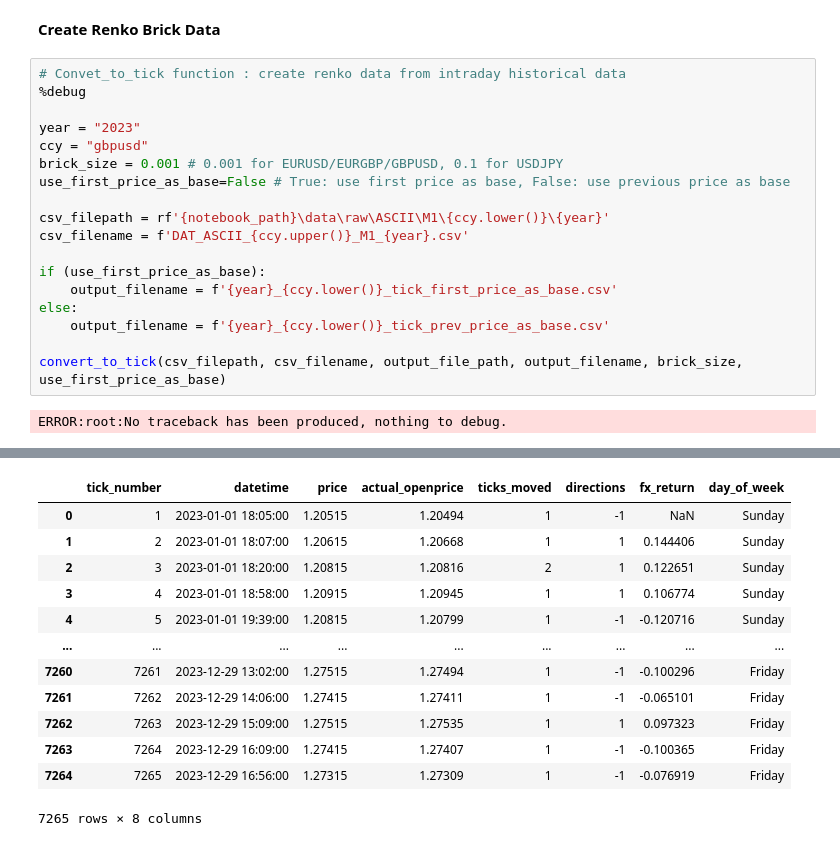
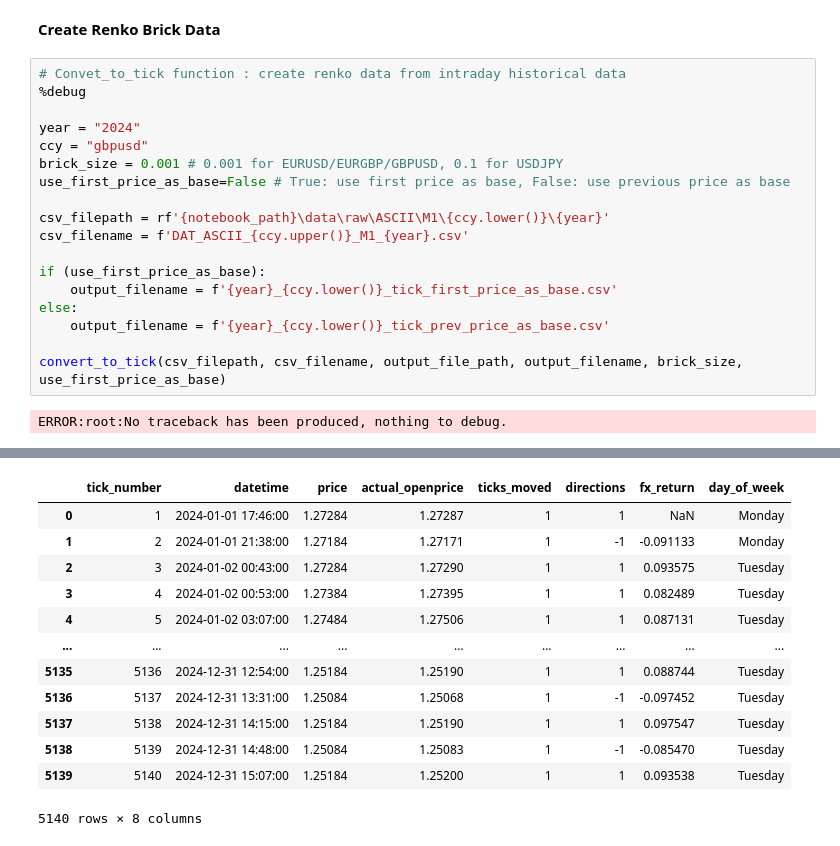
Before and after one commit to morma03/fx_strategy, a Jupyter notebook: notebooks/data_processing.ipynb, the cells around one changed output, grey strips where cells are left out. Cells and saved outputs as stored; diff of their text form.

```diff
--- a/notebooks/data_processing.ipynb
+++ b/notebooks/data_processing.ipynb
@@ -33,7 +34,7 @@ ERROR:root:No traceback has been produced, nothing to debug.
 # Convet_to_tick function : create renko data from intraday historical data
 %debug
 
-year = "2023"
+year = "2024"
 ccy = "gbpusd"
 brick_size = 0.001 # 0.001 for EURUSD/EURGBP/GBPUSD, 0.1 for USDJPY
 use_first_price_as_base=False # True: use first price as base, False: use previous price as base
@@ -66,13 +67,13 @@ Tick-like data has been saved to tick_like_data.csv
 |  | tick_number | datetime | price | actual_openprice | ticks_moved | directions | fx_return | day_of_week |
-| 0 | 1 | 2023-01-01 18:05:00 | 1.20515 | 1.20494 | 1 | -1 | NaN | Sunday |
-| 1 | 2 | 2023-01-01 18:07:00 | 1.20615 | 1.20668 | 1 | 1 | 0.144406 | Sunday |
-| 2 | 3 | 2023-01-01 18:20:00 | 1.20815 | 1.20816 | 2 | 1 | 0.122651 | Sunday |
-| 3 | 4 | 2023-01-01 18:58:00 | 1.20915 | 1.20945 | 1 | 1 | 0.106774 | Sunday |
-| 4 | 5 | 2023-01-01 19:39:00 | 1.20815 | 1.20799 | 1 | -1 | -0.120716 | Sunday |
+| 0 | 1 | 2024-01-01 17:46:00 | 1.27284 | 1.27287 | 1 | 1 | NaN | Monday |
+| 1 | 2 | 2024-01-01 21:38:00 | 1.27184 | 1.27171 | 1 | -1 | -0.091133 | Monday |
+| 2 | 3 | 2024-01-02 00:43:00 | 1.27284 | 1.27290 | 1 | 1 | 0.093575 | Tuesday |
+| 3 | 4 | 2024-01-02 00:53:00 | 1.27384 | 1.27395 | 1 | 1 | 0.082489 | Tuesday |
+| 4 | 5 | 2024-01-02 03:07:00 | 1.27484 | 1.27506 | 1 | 1 | 0.087131 | Tuesday |
 | ... | ... | ... | ... | ... | ... | ... | ... | ... |
-| 7260 | 7261 | 2023-12-29 13:02:00 | 1.27515 | 1.27494 | 1 | -1 | -0.100296 | Friday |
-| 7261 | 7262 | 2023-12-29 14:06:00 | 1.27415 | 1.27411 | 1 | -1 | -0.065101 | Friday |
-| 7262 | 7263 | 2023-12-29 15:09:00 | 1.27515 | 1.27535 | 1 | 1 | 0.097323 | Friday |
-| 7263 | 7264 | 2023-12-29 16:09:00 | 1.27415 | 1.27407 | 1 | -1 | -0.100365 | Friday |
-| 7264 | 7265 | 2023-12-29 16:56:00 | 1.27315 | 1.27309 | 1 | -1 | -0.076919 | Friday |
+| 5135 | 5136 | 2024-12-31 12:54:00 | 1.25184 | 1.25190 | 1 | 1 | 0.088744 | Tuesday |
+| 5136 | 5137 | 2024-12-31 13:31:00 | 1.25084 | 1.25068 | 1 | -1 | -0.097452 | Tuesday |
+| 5137 | 5138 | 2024-12-31 14:15:00 | 1.25184 | 1.25190 | 1 | 1 | 0.097547 | Tuesday |
+| 5138 | 5139 | 2024-12-31 14:48:00 | 1.25084 | 1.25083 | 1 | -1 | -0.085470 | Tuesday |
+| 5139 | 5140 | 2024-12-31 15:07:00 | 1.25184 | 1.25200 | 1 | 1 | 0.093538 | Tuesday |
-7265 rows × 8 columns
+5140 rows × 8 columns
```
Also changed, not shown: parts of 4 cells of this notebook, 6 other files.
